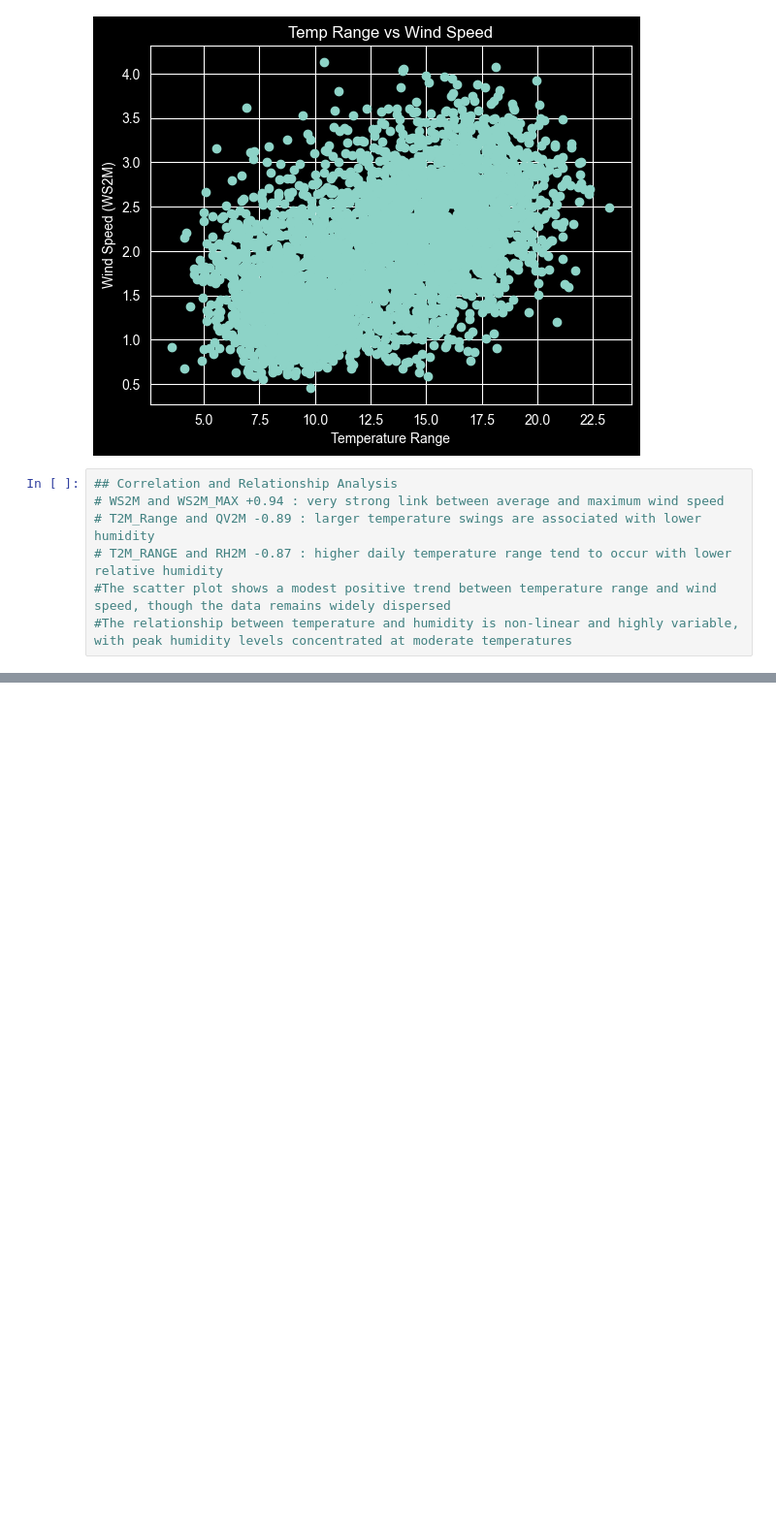
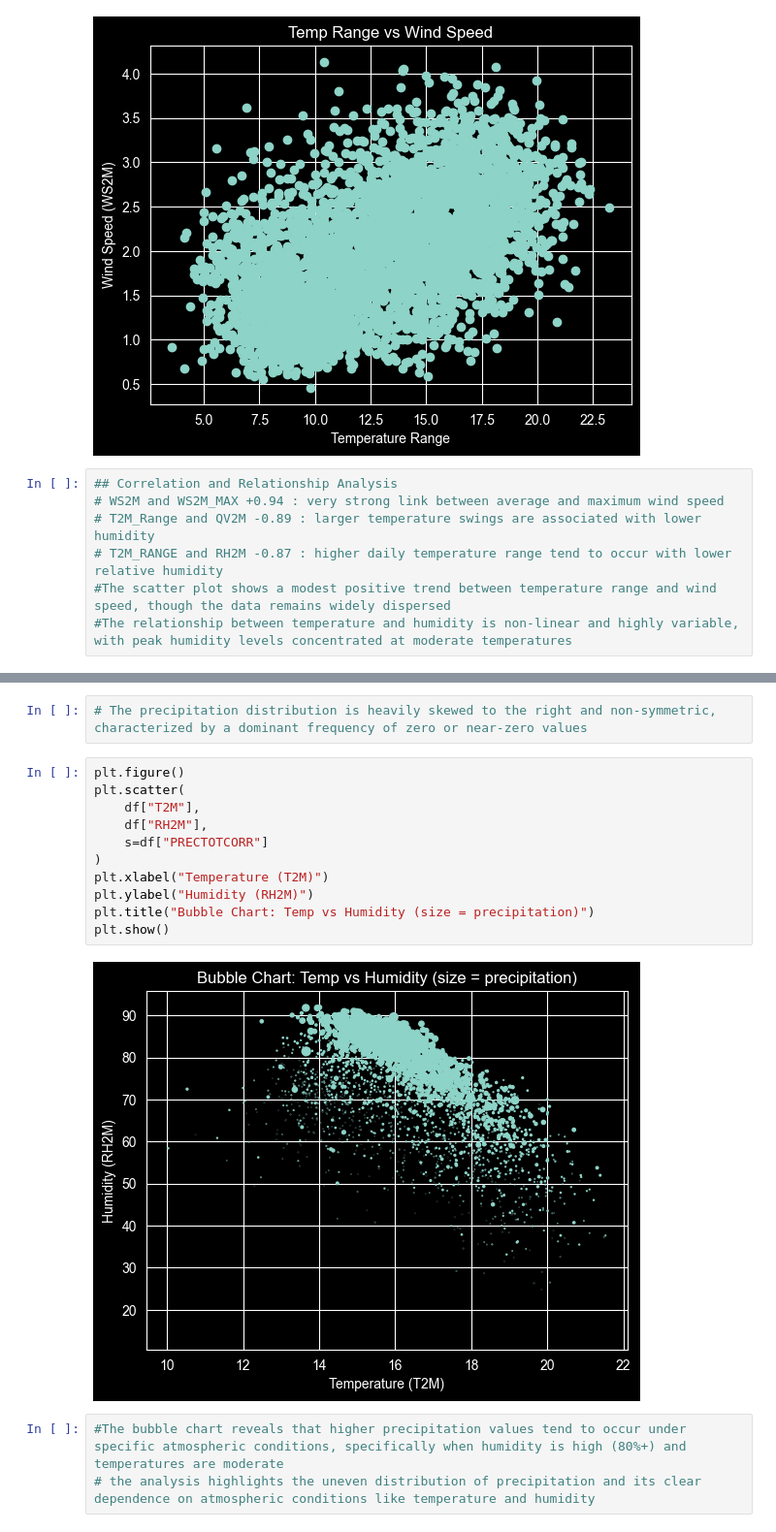
Before and after one commit to EldaGir/climate-challenge-week0, a Jupyter notebook: notebooks/ethiopia_eda.ipynb, the cells around one changed output, grey strips where cells are left out. Shown at 97% size. Saved outputs shown, nothing was run; the diff lists cells and outputs as text; blank space fills up the shorter version.

```diff
--- a/notebooks/ethiopia_eda.ipynb
+++ b/notebooks/ethiopia_eda.ipynb
@@ -260,0 +279,18 @@ plt.show()
+# %%
+# The precipitation distribution is heavily skewed to the right and non-symmetric, characterized by a dominant frequency of zero or near-zero values
+# %%
+plt.figure()
+plt.scatter(
+    df["T2M"],
+    df["RH2M"],
+    s=df["PRECTOTCORR"]
+)
+plt.xlabel("Temperature (T2M)")
+plt.ylabel("Humidity (RH2M)")
+plt.title("Bubble Chart: Temp vs Humidity (size = precipitation)")
+plt.show()
+# %% [output]
+[figure, added]
+# %%
+#The bubble chart reveals that higher precipitation values tend to occur under specific atmospheric conditions, specifically when humidity is high (80%+) and temperatures are moderate
+# the analysis highlights the uneven distribution of precipitation and its clear dependence on atmospheric conditions like temperature and humidity
```
Also changed, not shown: parts of 2 cells of this notebook.
